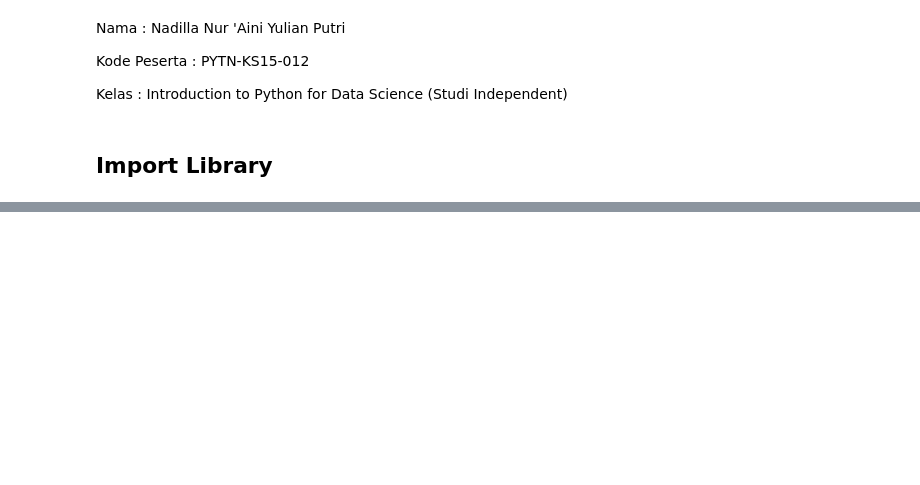
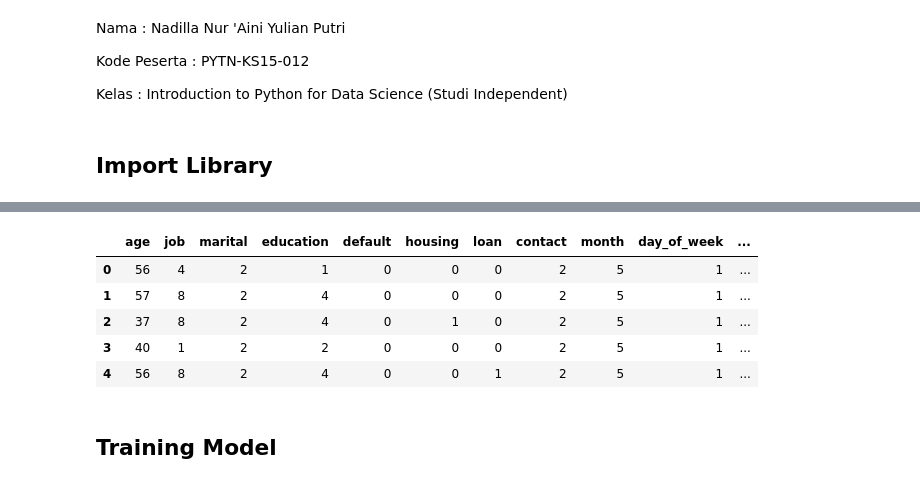
Before and after one commit to nadilla-putri27/nadilla-putri27, a Jupyter notebook: PYTN_Assgn_3_4_Nadilla_Nur_Aini_Yulian_Putri.ipynb, the cells around one changed output, grey strips where cells are left out. Cells and saved outputs as stored; diff of their text form; code cells hidden in the pictures; blank space fills up the shorter version.

```diff
--- a/PYTN_Assgn_3_4_Nadilla_Nur_Aini_Yulian_Putri.ipynb
+++ b/PYTN_Assgn_3_4_Nadilla_Nur_Aini_Yulian_Putri.ipynb
@@ -433,0 +75,4 @@ Kompleksitas Model: Perhatikan kompleksitas model yang digunakan. Model yang leb
+# %%
+# Menghapus kolom yang tidak dipakai
+clean_df = df_bank.drop(['campaign', 'pdays', 'previous', 'poutcome', 'emp.var.rate', 'cons.price.idx', 'cons.conf.idx', 'euribor3m', 'nr.employed'], axis=1)
+clean_df.columns
@@ -433,0 +181,11 @@ Kompleksitas Model: Perhatikan kompleksitas model yang digunakan. Model yang leb
+# %%
+clean_df.head()
+# %% [output]
+|  | age | job | marital | education | default | housing | loan | contact | month | day_of_week | ... |
+| 0 | 56 | 4 | 2 | 1 | 0 | 0 | 0 | 2 | 5 | 1 | ... |
+| 1 | 57 | 8 | 2 | 4 | 0 | 0 | 0 | 2 | 5 | 1 | ... |
+| 2 | 37 | 8 | 2 | 4 | 0 | 1 | 0 | 2 | 5 | 1 | ... |
+| 3 | 40 | 1 | 2 | 2 | 0 | 0 | 0 | 2 | 5 | 1 | ... |
+| 4 | 56 | 8 | 2 | 4 | 0 | 0 | 1 | 2 | 5 | 1 | ... |
+# %% [markdown]
+## Training Model
```
Also changed, not shown: parts of 97 cells of this notebook.
